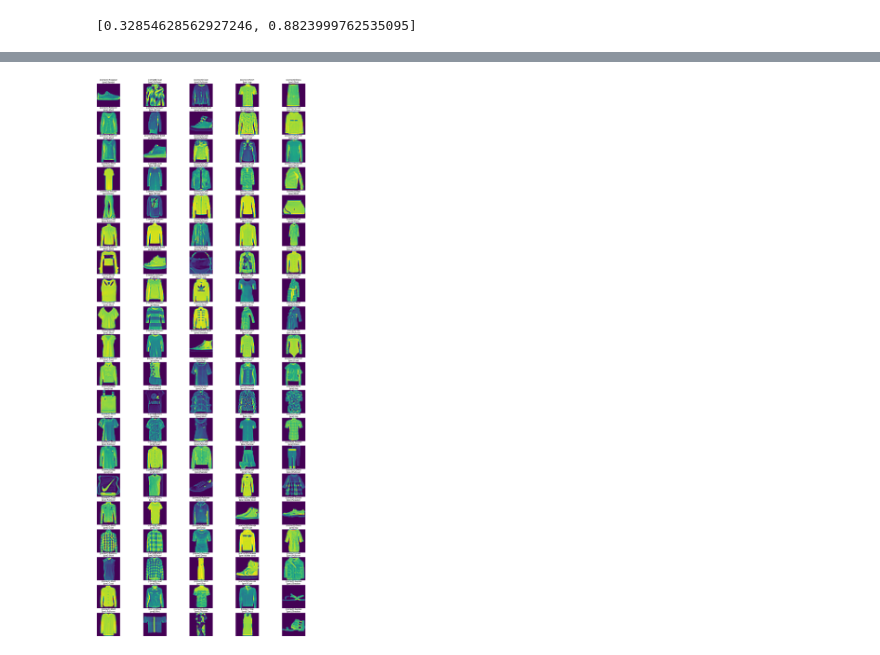
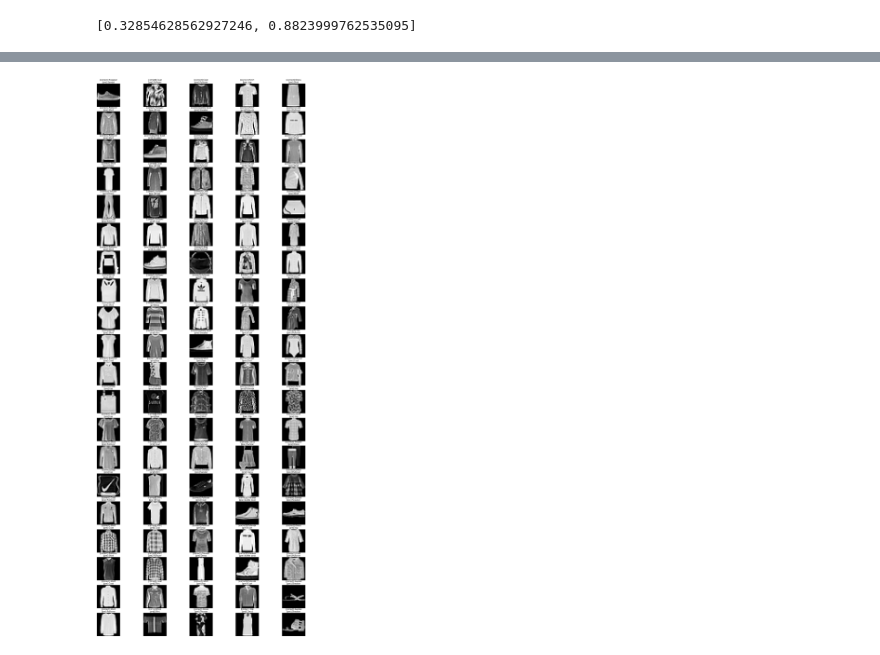
Before and after one commit to 405620294/classwork, a Jupyter notebook: nn/mlp_Fashion_MNIST.ipynb, the cells around one changed output, grey strips where cells are left out. Drawn from its saved outputs; the diff is of its cells as text; code cells hidden in the pictures.

```diff
--- a/nn/mlp_Fashion_MNIST.ipynb
+++ b/nn/mlp_Fashion_MNIST.ipynb
@@ -159,15 +159,15 @@ pd.DataFrame(confusion_matrix(y_test, pre),
 # %%
 import numpy as np
 idx = np.nonzero(pre != y_test)[0][:100]
 wrong_img, wrong_pre, wrong_label = x_test[idx], pre[idx], y_test[idx]
 w = 5
 h = len(idx) // w + 1
 plt.figure(figsize = (30, 80))
 for i in range(len(idx)):
   plt.subplot(h, w, i+1)
-  plt.imshow(wrong_img[i])
+  plt.imshow(wrong_img[i], cmap='gray')
   t = '[correct]:{0}\n[pre]:{1}'.format(labels[wrong_label[i]], labels[wrong_pre[i]])
   plt.title(t, fontsize=15)
   plt.axis('off')
 # %% [output]
-[figure, old version]
+[figure, new version]
```
